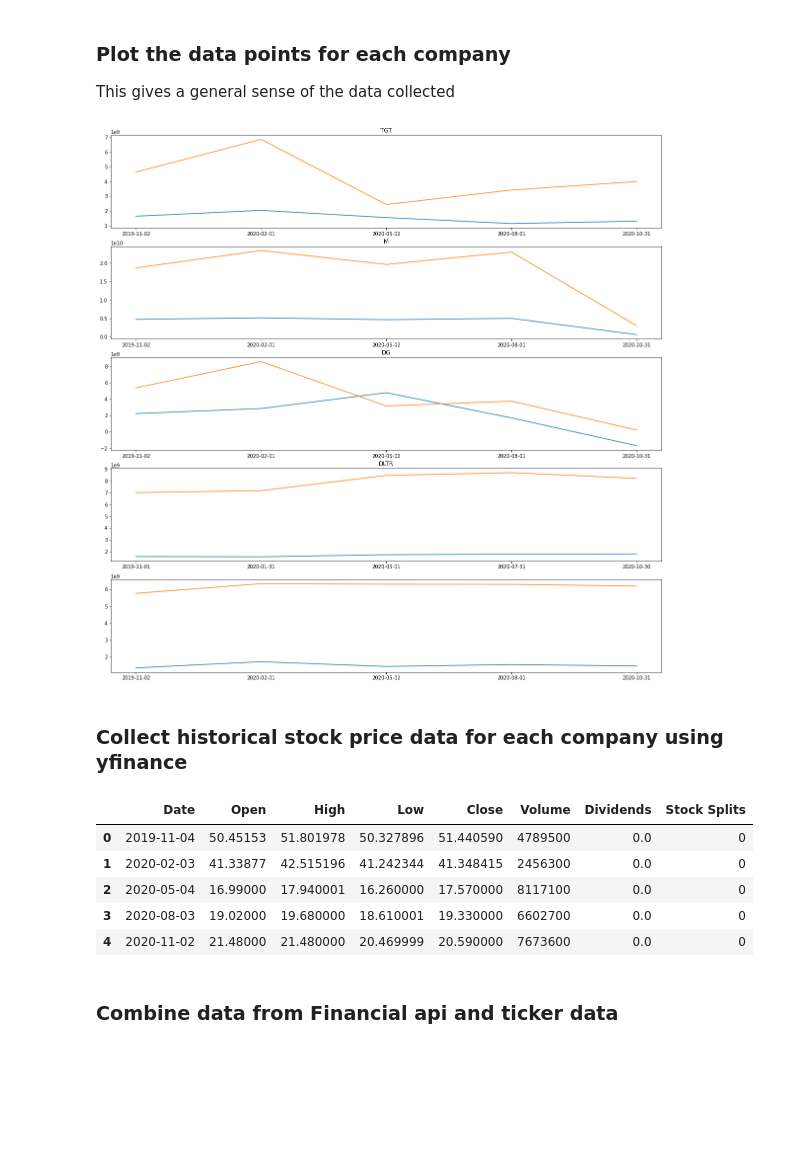
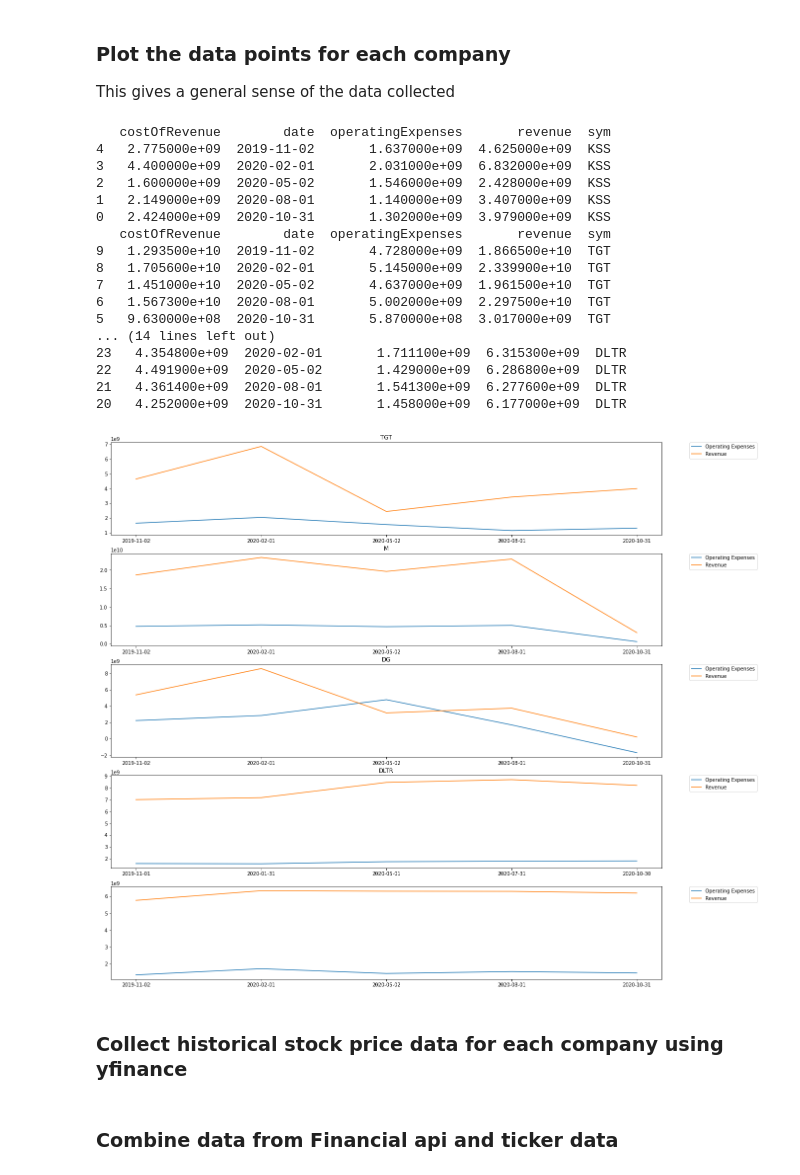
Before and after one commit to SDImperiale/ImperialeSource, a Jupyter notebook: IndustryComps.ipynb, the cells around one changed output. Cells and saved outputs as stored; diff of their text form; code cells hidden in the pictures; blank space fills up the shorter version.

Commit message:
added legend to graph

```diff
--- a/IndustryComps.ipynb
+++ b/IndustryComps.ipynb
@@ -71,33 +71,51 @@ This gives a general sense of the data collected
 # %%
 retailer_groups = quarterly_data.groupby("sym")
 
 for name,group in retailer_groups:
     group.sort_values(by="date",ascending=True)
     #axis1 = group["date"]
     #yaxis = group["revenue"]
     #plt.plot(xaxis,yaxis)
     #group.plot.line(title=name)
     outputFile = "Output/" + name + "_QtrFinancials.csv"
     group.to_csv(outputFile)
 
 fig= plt.figure(figsize=(20,20))
 i=1
 for ticker in tickers:
     ticker_group= quarterly_data.loc[quarterly_data["sym"] == ticker]
-    #print(ticker_group)
+    print(ticker_group)
     xaxis = ticker_group["date"]
     yaxis_rev = ticker_group["revenue"]
     yaxis_exp = ticker_group["operatingExpenses"]
     plt.title('{}'.format(ticker))
     plt.subplot(5,1,i)
-    plt.plot(xaxis,yaxis_exp)
-    plt.plot(xaxis,yaxis_rev)
+    plt.plot(xaxis,yaxis_exp,label = "Operating Expenses")
+    plt.plot(xaxis,yaxis_rev,label = "Revenue")
     i = i+1
+    plt.legend(bbox_to_anchor=(1.05, 1), loc='upper left', borderaxespad=0.)
+plt.show
 
-plt.show
 plt.savefig("Output/Rev_and_Expense.png")
 # %% [output]
+   costOfRevenue        date  operatingExpenses       revenue  sym
+4   2.775000e+09  2019-11-02       1.637000e+09  4.625000e+09  KSS
+3   4.400000e+09  2020-02-01       2.031000e+09  6.832000e+09  KSS
+2   1.600000e+09  2020-05-02       1.546000e+09  2.428000e+09  KSS
+1   2.149000e+09  2020-08-01       1.140000e+09  3.407000e+09  KSS
+0   2.424000e+09  2020-10-31       1.302000e+09  3.979000e+09  KSS
+   costOfRevenue        date  operatingExpenses       revenue  sym
+9   1.293500e+10  2019-11-02       4.728000e+09  1.866500e+10  TGT
+8   1.705600e+10  2020-02-01       5.145000e+09  2.339900e+10  TGT
+7   1.451000e+10  2020-05-02       4.637000e+09  1.961500e+10  TGT
+6   1.567300e+10  2020-08-01       5.002000e+09  2.297500e+10  TGT
+5   9.630000e+08  2020-10-31       5.870000e+08  3.017000e+09  TGT
+... (14 lines left out)
+23   4.354800e+09  2020-02-01       1.711100e+09  6.315300e+09  DLTR
+22   4.491900e+09  2020-05-02       1.429000e+09  6.286800e+09  DLTR
+21   4.361400e+09  2020-08-01       1.541300e+09  6.277600e+09  DLTR
+20   4.252000e+09  2020-10-31       1.458000e+09  6.177000e+09  DLTR
-[figure, old version]
+[figure, new version]
 # %% [markdown]
 ### Collect historical stock price data for each company using yfinance
 # %%
@@ -125,13 +143,6 @@ for ticker in tickers:
                 openPrices = openPrices.append(stockPriceRow, ignore_index = True)
 
 openPrices.head()
-# %% [output]
-|  | Date | Open | High | Low | Close | Volume | Dividends | Stock Splits |
-| 0 | 2019-11-04 | 50.45153 | 51.801978 | 50.327896 | 51.440590 | 4789500 | 0.0 | 0 |
-| 1 | 2020-02-03 | 41.33877 | 42.515196 | 41.242344 | 41.348415 | 2456300 | 0.0 | 0 |
-| 2 | 2020-05-04 | 16.99000 | 17.940001 | 16.260000 | 17.570000 | 8117100 | 0.0 | 0 |
-| 3 | 2020-08-03 | 19.02000 | 19.680000 | 18.610001 | 19.330000 | 6602700 | 0.0 | 0 |
-| 4 | 2020-11-02 | 21.48000 | 21.480000 | 20.469999 | 20.590000 | 7673600 | 0.0 | 0 |
 # %% [markdown]
 ### Combine data from Financial api and ticker data
 # %%
```
Also changed, not shown: parts of 3 cells of this notebook, 1 other file.
